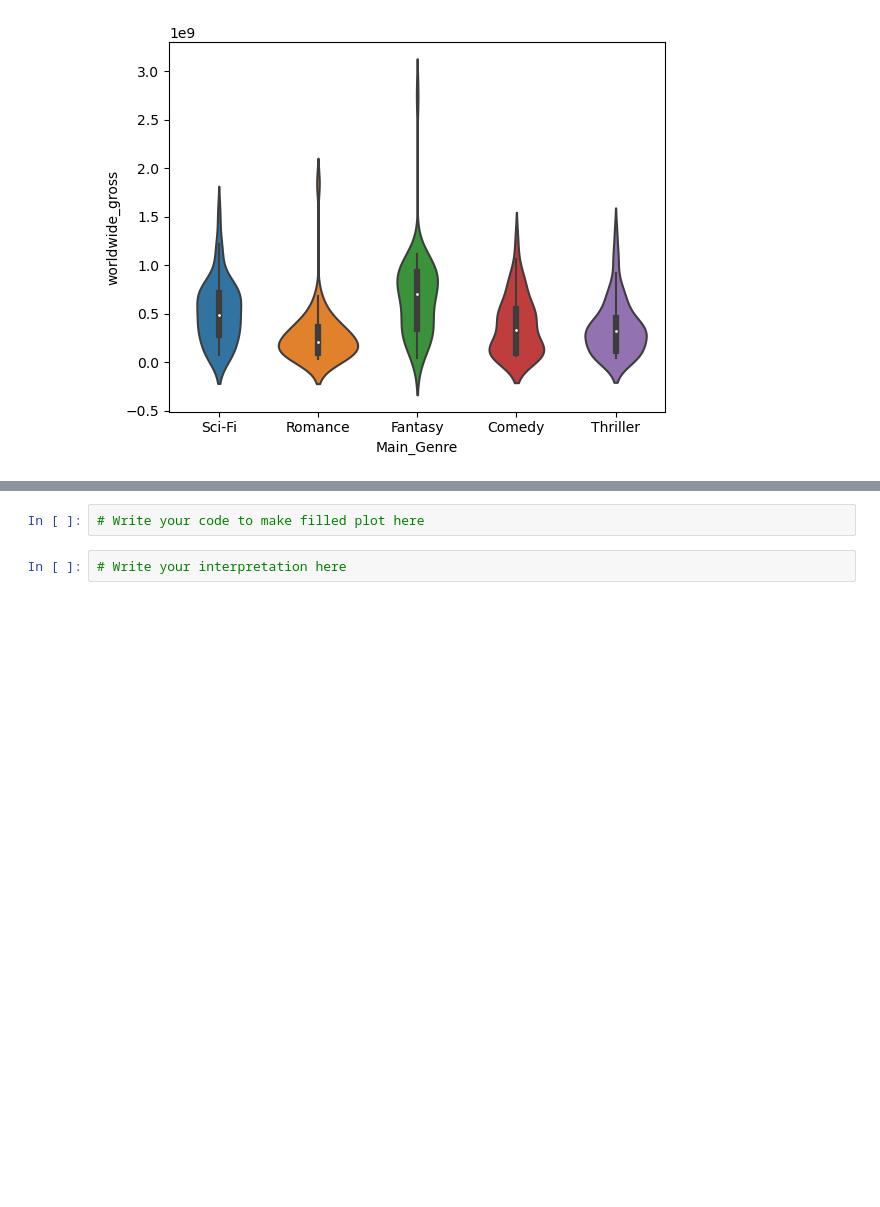
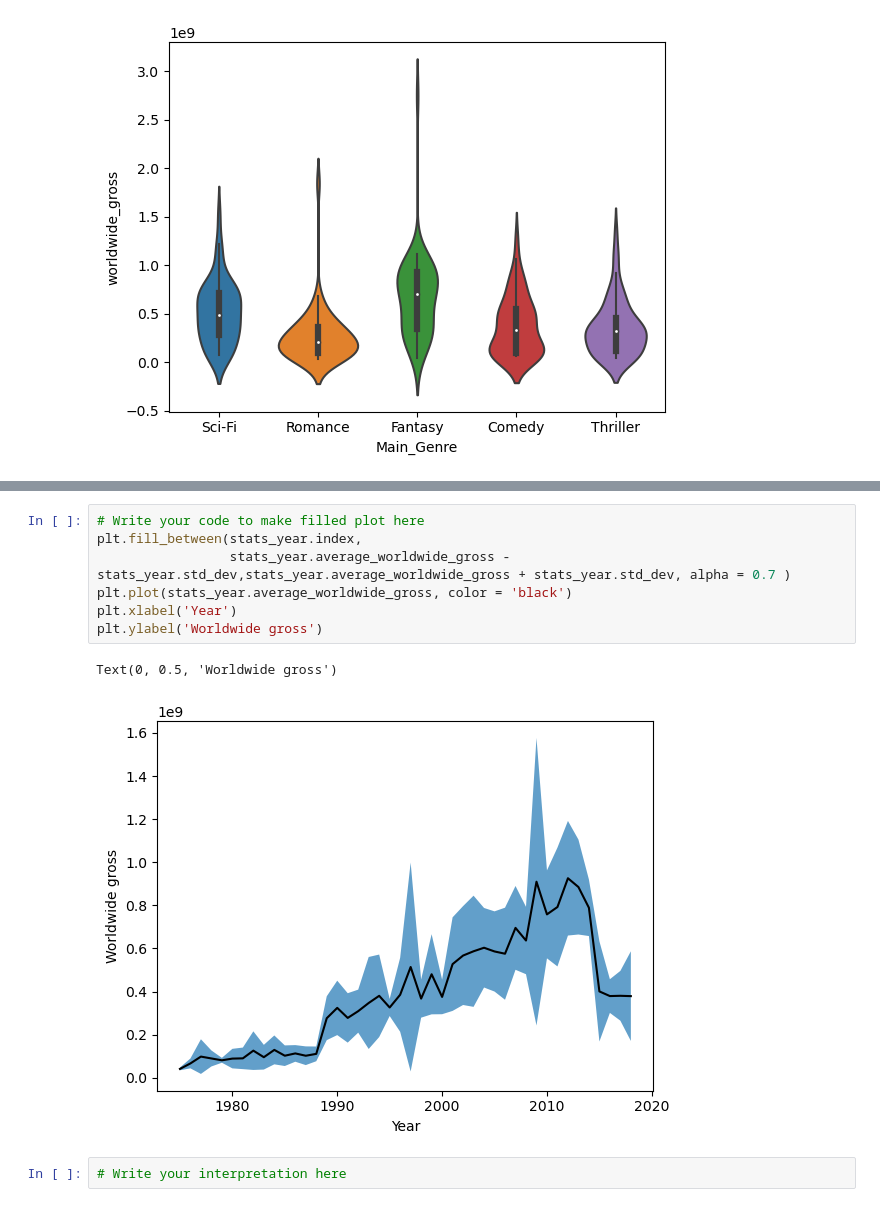
Before and after one commit to linou12/ADA23, a Jupyter notebook: Exercises/02 - Data viz and data from the web/Becoming a DataVizard exercise.ipynb, the cells around one changed output, grey strips where cells are left out. Cells and saved outputs as stored; diff of their text form; blank space fills up the shorter version.

```diff
--- a/Exercises/02 - Data viz and data from the web/Becoming a DataVizard exercise.ipynb
+++ b/Exercises/02 - Data viz and data from the web/Becoming a DataVizard exercise.ipynb
@@ -187,5 +195,13 @@ In the next three excercises, you are provided with descriptions and rough sketc
-# %%
-# Write your code to make filled plot here
+# %%
+# Write your code to make filled plot here
+plt.fill_between(stats_year.index,
+                 stats_year.average_worldwide_gross - stats_year.std_dev,stats_year.average_worldwide_gross + stats_year.std_dev, alpha = 0.7 )
+plt.plot(stats_year.average_worldwide_gross, color = 'black')
+plt.xlabel('Year')
+plt.ylabel('Worldwide gross')
+# %% [output]
+Text(0, 0.5, 'Worldwide gross')
+[figure, added]
 # %%
 # Write your interpretation here
 # %% [markdown]
```
Also changed, not shown: parts of 22 cells of this notebook.
